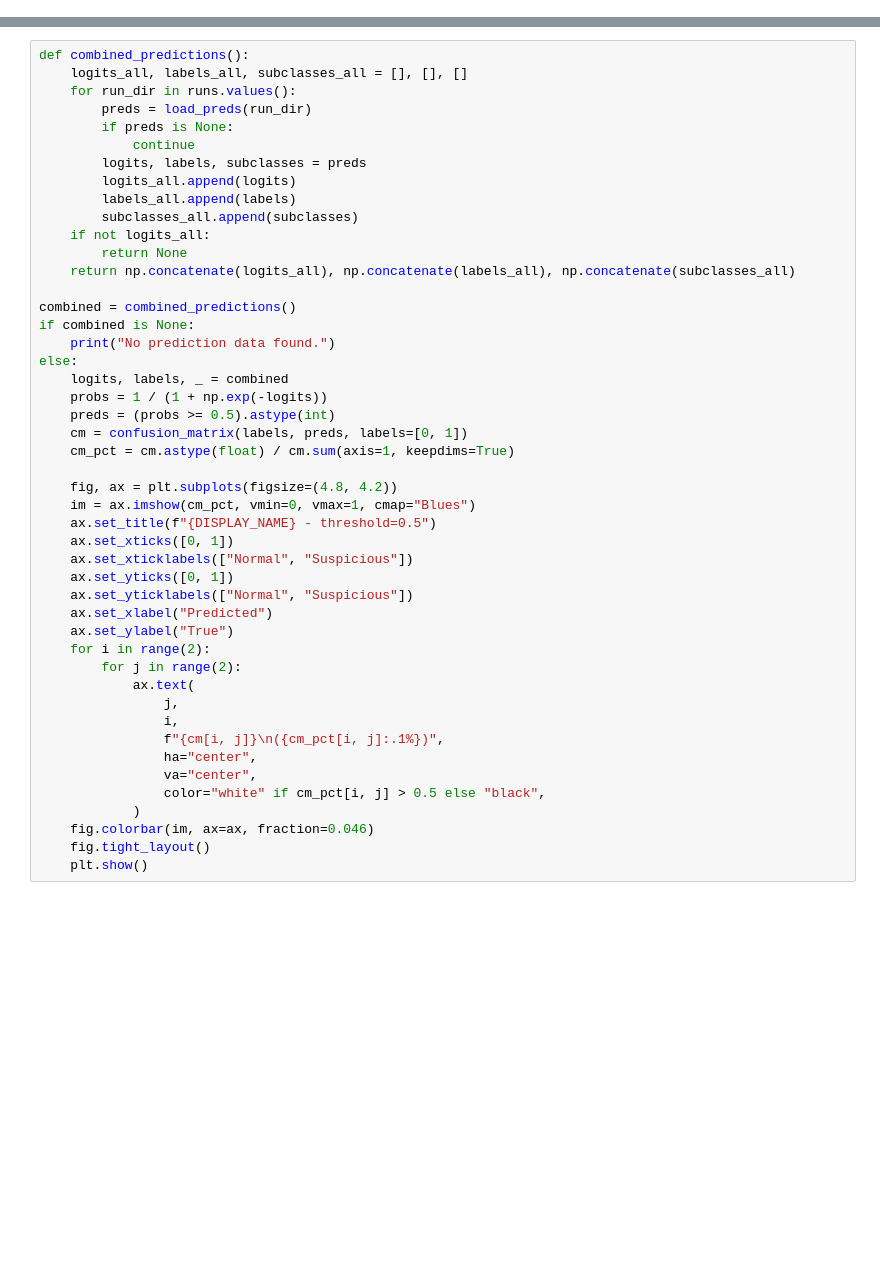
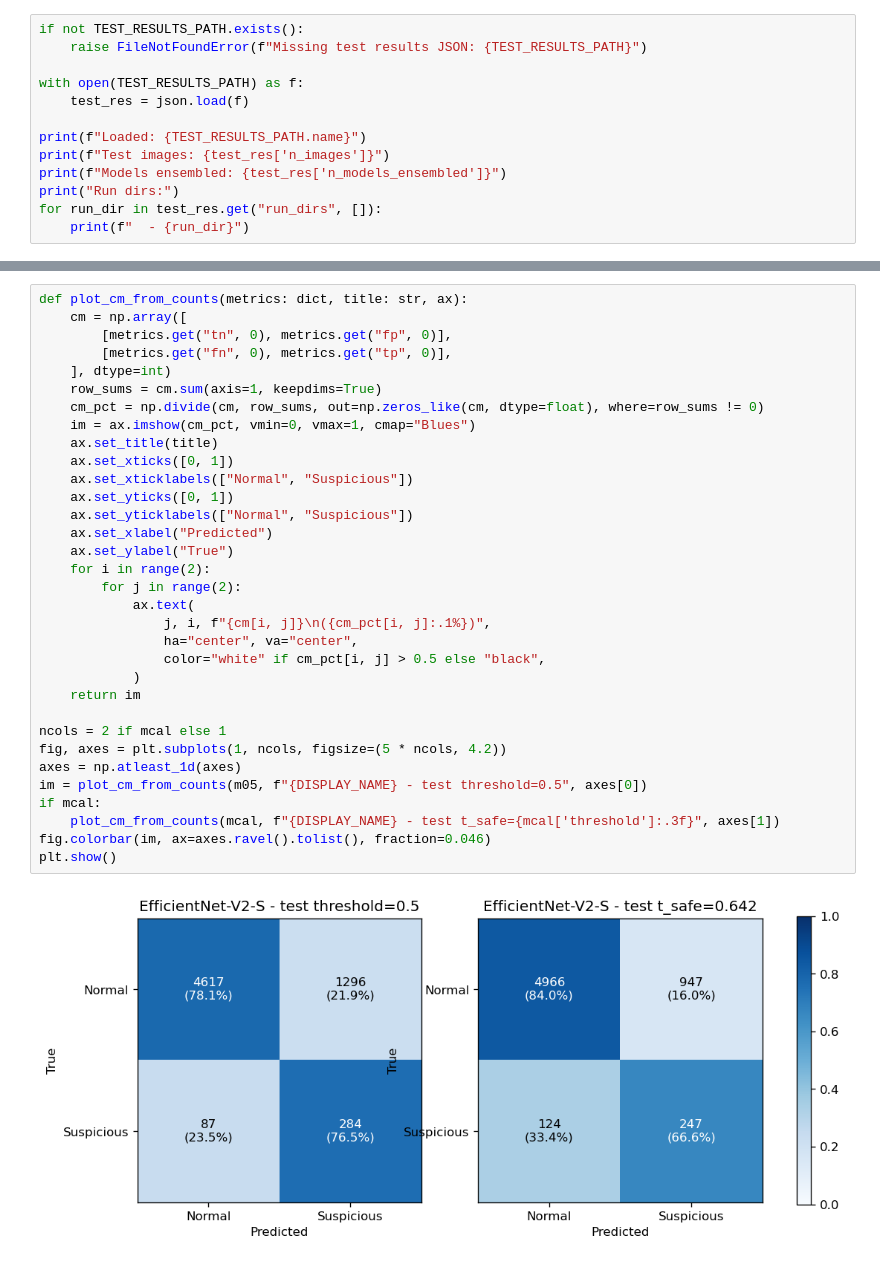
Before and after one commit to Jordixu/AAIB, a Jupyter notebook: notebooks/results_effv2s_twophase.ipynb, the cells around one changed output, grey strips where cells are left out. Saved outputs shown, nothing was run; the diff lists cells and outputs as text; blank space fills up the shorter version.

```diff
--- a/notebooks/results_effv2s_twophase.ipynb
+++ b/notebooks/results_effv2s_twophase.ipynb
@@ -231,0 +40,13 @@ plt.show()
+# %%
+if not TEST_RESULTS_PATH.exists():
+    raise FileNotFoundError(f"Missing test results JSON: {TEST_RESULTS_PATH}")
+
+with open(TEST_RESULTS_PATH) as f:
+    test_res = json.load(f)
+
+print(f"Loaded: {TEST_RESULTS_PATH.name}")
+print(f"Test images: {test_res['n_images']}")
+print(f"Models ensembled: {test_res['n_models_ensembled']}")
+print("Run dirs:")
+for run_dir in test_res.get("run_dirs", []):
+    print(f"  - {run_dir}")
@@ -232,47 +106,35 @@ plt.show()
 # %%
-def combined_predictions():
-    logits_all, labels_all, subclasses_all = [], [], []
-    for run_dir in runs.values():
-        preds = load_preds(run_dir)
-        if preds is None:
-            continue
-        logits, labels, subclasses = preds
-        logits_all.append(logits)
-        labels_all.append(labels)
-        subclasses_all.append(subclasses)
-    if not logits_all:
-        return None
-    return np.concatenate(logits_all), np.concatenate(labels_all), np.concatenate(subclasses_all)
-
-combined = combined_predictions()
-if combined is None:
-    print("No prediction data found.")
-else:
-    logits, labels, _ = combined
-    probs = 1 / (1 + np.exp(-logits))
-    preds = (probs >= 0.5).astype(int)
-    cm = confusion_matrix(labels, preds, labels=[0, 1])
-    cm_pct = cm.astype(float) / cm.sum(axis=1, keepdims=True)
-
-    fig, ax = plt.subplots(figsize=(4.8, 4.2))
+def plot_cm_from_counts(metrics: dict, title: str, ax):
+    cm = np.array([
+        [metrics.get("tn", 0), metrics.get("fp", 0)],
+        [metrics.get("fn", 0), metrics.get("tp", 0)],
+    ], dtype=int)
+    row_sums = cm.sum(axis=1, keepdims=True)
+    cm_pct = np.divide(cm, row_sums, out=np.zeros_like(cm, dtype=float), where=row_sums != 0)
     im = ax.imshow(cm_pct, vmin=0, vmax=1, cmap="Blues")
-    ax.set_title(f"{DISPLAY_NAME} - threshold=0.5")
+    ax.set_title(title)
     ax.set_xticks([0, 1])
     ax.set_xticklabels(["Normal", "Suspicious"])
     ax.set_yticks([0, 1])
     ax.set_yticklabels(["Normal", "Suspicious"])
     ax.set_xlabel("Predicted")
     ax.set_ylabel("True")
     for i in range(2):
         for j in range(2):
             ax.text(
-                j,
-                i,
-                f"{cm[i, j]}\n({cm_pct[i, j]:.1%})",
-                ha="center",
-                va="center",
+                j, i, f"{cm[i, j]}\n({cm_pct[i, j]:.1%})",
+                ha="center", va="center",
                 color="white" if cm_pct[i, j] > 0.5 else "black",
             )
-    fig.colorbar(im, ax=ax, fraction=0.046)
-    fig.tight_layout()
-    plt.show()
+    return im
+
+ncols = 2 if mcal else 1
+fig, axes = plt.subplots(1, ncols, figsize=(5 * ncols, 4.2))
+axes = np.atleast_1d(axes)
+im = plot_cm_from_counts(m05, f"{DISPLAY_NAME} - test threshold=0.5", axes[0])
+if mcal:
+    plot_cm_from_counts(mcal, f"{DISPLAY_NAME} - test t_safe={mcal['threshold']:.3f}", axes[1])
+fig.colorbar(im, ax=axes.ravel().tolist(), fraction=0.046)
+plt.show()
+# %% [output]
+[figure, added]
```
Also changed, not shown: parts of 12 cells of this notebook, 14 other files.
